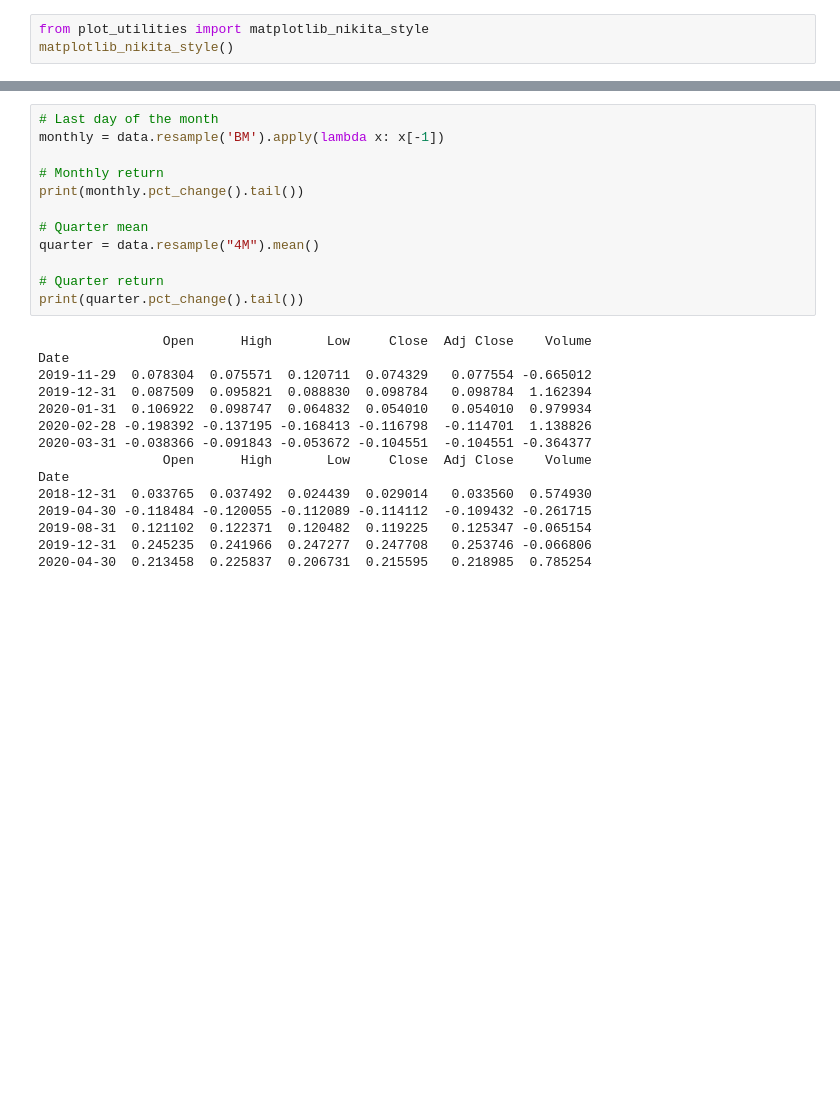
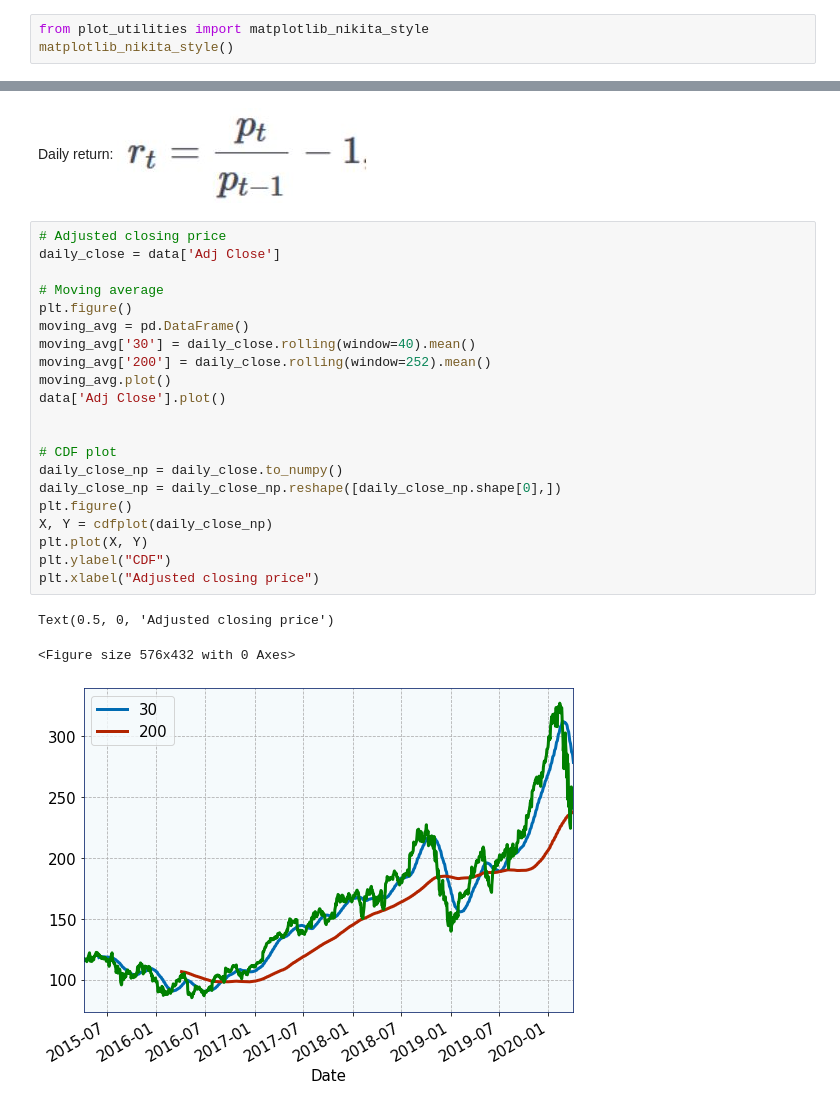
Before and after one commit to nikitataf/stock-data, a Jupyter notebook: apple_stock.ipynb, the cells around one changed output, grey strips where cells are left out. Drawn from its saved outputs; the diff is of its cells as text; blank space fills up the shorter version.

```diff
--- a/apple_stock.ipynb
+++ b/apple_stock.ipynb
@@ -53,27 +24,27 @@ Date
-# %%
-# Last day of the month
-monthly = data.resample('BM').apply(lambda x: x[-1])
-
-# Monthly return
-print(monthly.pct_change().tail())
-
-# Quarter mean
-quarter = data.resample("4M").mean()
-
-# Quarter return
-print(quarter.pct_change().tail())
-# %% [output]
-                Open      High       Low     Close  Adj Close    Volume
-Date
-2019-11-29  0.078304  0.075571  0.120711  0.074329   0.077554 -0.665012
-2019-12-31  0.087509  0.095821  0.088830  0.098784   0.098784  1.162394
-2020-01-31  0.106922  0.098747  0.064832  0.054010   0.054010  0.979934
-2020-02-28 -0.198392 -0.137195 -0.168413 -0.116798  -0.114701  1.138826
-2020-03-31 -0.038366 -0.091843 -0.053672 -0.104551  -0.104551 -0.364377
-                Open      High       Low     Close  Adj Close    Volume
-Date
-2018-12-31  0.033765  0.037492  0.024439  0.029014   0.033560  0.574930
-2019-04-30 -0.118484 -0.120055 -0.112089 -0.114112  -0.109432 -0.261715
-2019-08-31  0.121102  0.122371  0.120482  0.119225   0.125347 -0.065154
-2019-12-31  0.245235  0.241966  0.247277  0.247708   0.253746 -0.066806
-2020-04-30  0.213458  0.225837  0.206731  0.215595   0.218985  0.785254
+# %% [markdown]
+Daily return: ![image.png](attachment:image.png)
+# %%
+# Adjusted closing price
+daily_close = data['Adj Close']
+
+# Moving average
+plt.figure()
+moving_avg = pd.DataFrame()
+moving_avg['30'] = daily_close.rolling(window=40).mean()
+moving_avg['200'] = daily_close.rolling(window=252).mean()
+moving_avg.plot()
+data['Adj Close'].plot()
+
+
+# CDF plot
+daily_close_np = daily_close.to_numpy()
+daily_close_np = daily_close_np.reshape([daily_close_np.shape[0],])
+plt.figure()
+X, Y = cdfplot(daily_close_np)
+plt.plot(X, Y)
+plt.ylabel("CDF")
+plt.xlabel("Adjusted closing price")
+# %% [output]
+Text(0.5, 0, 'Adjusted closing price')
+<Figure size 576x432 with 0 Axes>
+[figure, added]
```
Also changed, not shown: parts of 10 cells of this notebook, 2 other files.
